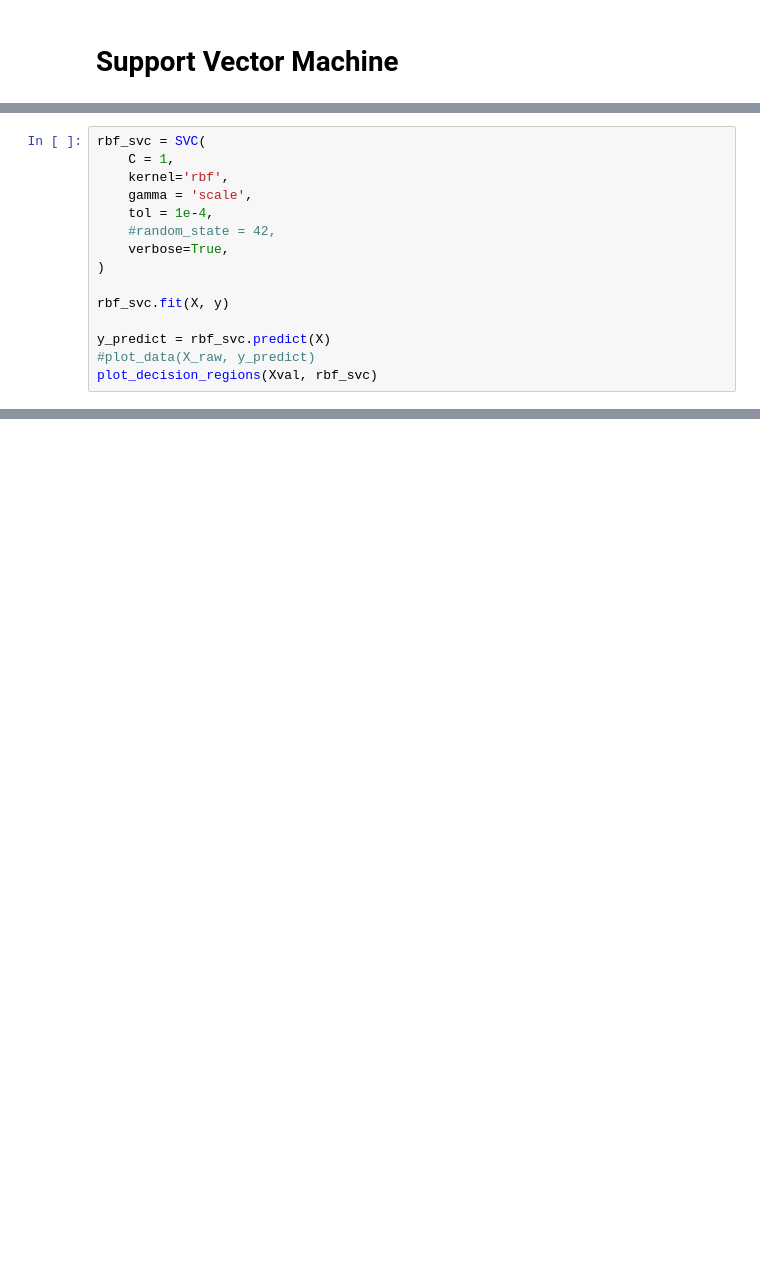
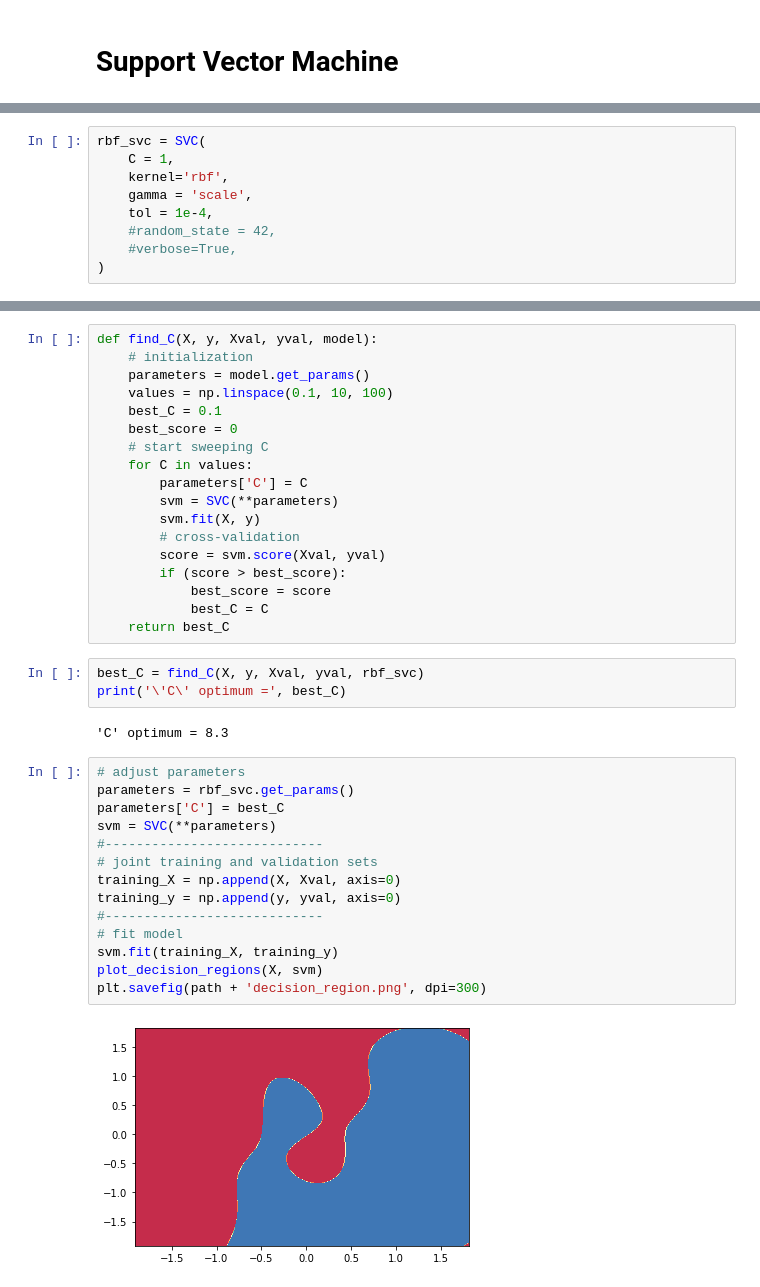
Before and after one commit to ito-rafael/IA006C-MachineLearning, a Jupyter notebook: efc3/notebooks/SVM.ipynb, the cells around one changed output, grey strips where cells are left out. Saved outputs shown, nothing was run; the diff lists cells and outputs as text; blank space fills up the shorter version.

```diff
--- a/efc3/notebooks/SVM.ipynb
+++ b/efc3/notebooks/SVM.ipynb
@@ -146,11 +179,5 @@ rbf_svc = SVC(
     gamma = 'scale',
     tol = 1e-4,
     #random_state = 42,
-    verbose=True,
+    #verbose=True,
 )
-
-rbf_svc.fit(X, y)
-
-y_predict = rbf_svc.predict(X)
-#plot_data(X_raw, y_predict)
-plot_decision_regions(Xval, rbf_svc)
@@ -179,0 +219,39 @@ number of support vector = 285
+# %%
+def find_C(X, y, Xval, yval, model):
+    # initialization
+    parameters = model.get_params()
+    values = np.linspace(0.1, 10, 100)
+    best_C = 0.1
+    best_score = 0
+    # start sweeping C
+    for C in values:
+        parameters['C'] = C
+        svm = SVC(**parameters)
+        svm.fit(X, y)
+        # cross-validation
+        score = svm.score(Xval, yval)
+        if (score > best_score):
+            best_score = score
+            best_C = C
+    return best_C
+# %%
+best_C = find_C(X, y, Xval, yval, rbf_svc)
+print('\'C\' optimum =', best_C)
+# %% [output]
+'C' optimum = 8.3
+# %%
+# adjust parameters
+parameters = rbf_svc.get_params()
+parameters['C'] = best_C
+svm = SVC(**parameters)
+#----------------------------
+# joint training and validation sets
+training_X = np.append(X, Xval, axis=0)
+training_y = np.append(y, yval, axis=0)
+#----------------------------
+# fit model
+svm.fit(training_X, training_y)
+plot_decision_regions(X, svm)
+plt.savefig(path + 'decision_region.png', dpi=300)
+# %% [output]
+[figure, added]
```
Also changed, not shown: parts of 53 cells of this notebook, 10 other files.
